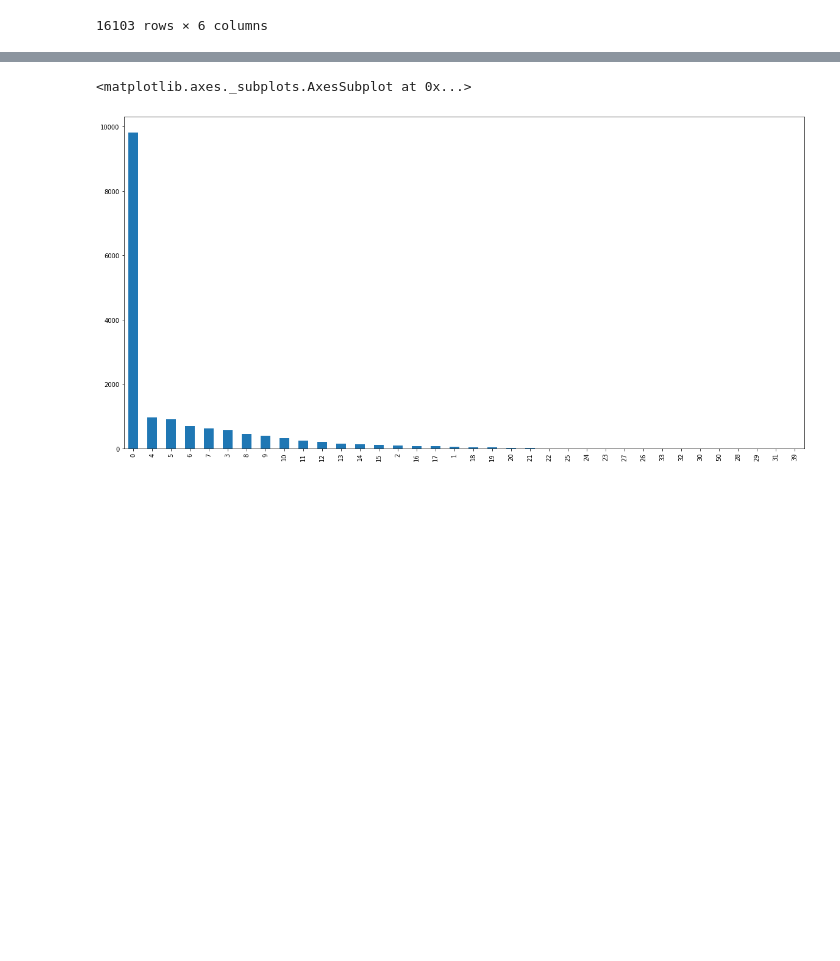
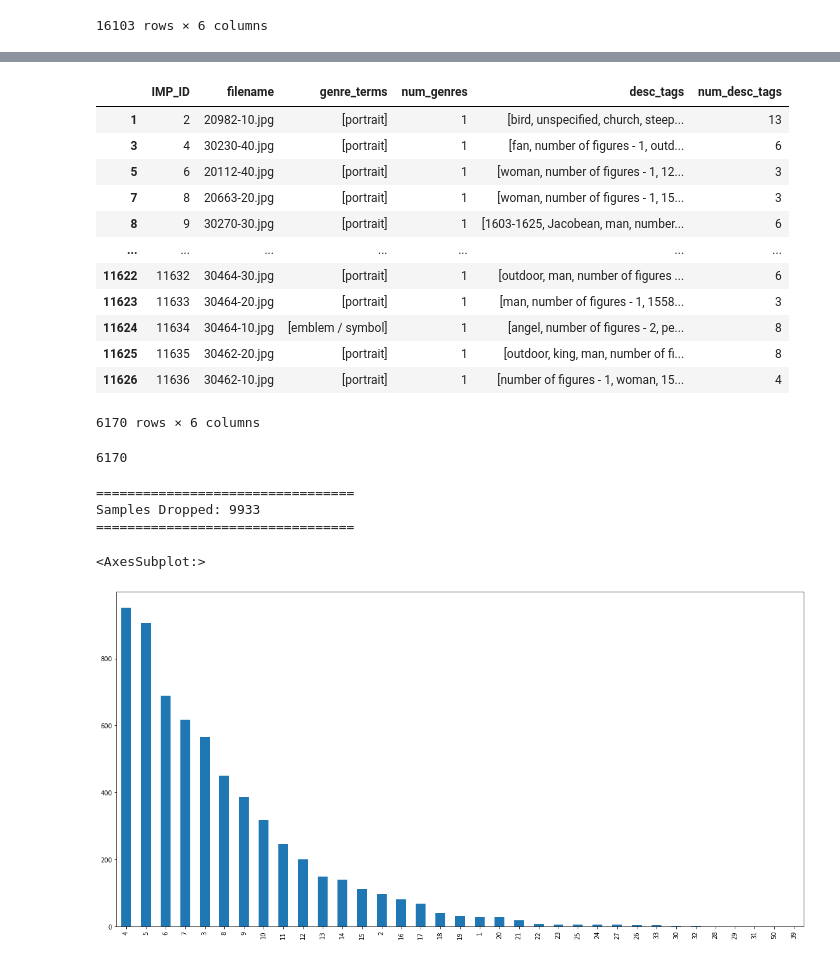
Before and after one commit to KyleCodes/blockprints, a Jupyter notebook: data_exploration.ipynb, the cells around one changed output, grey strips where cells are left out. Drawn from its saved outputs; the diff is of its cells as text; code cells hidden in the pictures; blank space fills up the shorter version.

```diff
--- a/data_exploration.ipynb
+++ b/data_exploration.ipynb
@@ -62,6 +60,35 @@ df['num_desc_tags'].value_counts()
+# %%
+df_enr = df[df['num_genres'] != 0]
+df_enr = df_enr[df_enr['num_desc_tags'] != 0]
+
+df_enr
+# %% [output]
+|  | IMP_ID | filename | genre_terms | num_genres | desc_tags | num_desc_tags |
+| 1 | 2 | 20982-10.jpg | [portrait] | 1 | [bird, unspecified, church, steep... | 13 |
+| 3 | 4 | 30230-40.jpg | [portrait] | 1 | [fan, number of figures - 1, outd... | 6 |
+| 5 | 6 | 20112-40.jpg | [portrait] | 1 | [woman, number of figures - 1, 12... | 3 |
+| 7 | 8 | 20663-20.jpg | [portrait] | 1 | [woman, number of figures - 1, 15... | 3 |
+| 8 | 9 | 30270-30.jpg | [portrait] | 1 | [1603-1625, Jacobean, man, number... | 6 |
+| ... | ... | ... | ... | ... | ... | ... |
+| 11622 | 11632 | 30464-30.jpg | [portrait] | 1 | [outdoor, man, number of figures ... | 6 |
+| 11623 | 11633 | 30464-20.jpg | [portrait] | 1 | [man, number of figures - 1, 1558... | 3 |
+| 11624 | 11634 | 30464-10.jpg | [emblem / symbol] | 1 | [angel, number of figures - 2, pe... | 8 |
+| 11625 | 11635 | 30462-20.jpg | [portrait] | 1 | [outdoor, king, man, number of fi... | 8 |
+| 11626 | 11636 | 30462-10.jpg | [portrait] | 1 | [number of figures - 1, woman, 15... | 4 |
+6170 rows × 6 columns
+# %%
+len(df_enr)
+# %% [output]
+6170
+# %%
+print('=================================\nSamples Dropped: ' + str(len(df) - len(df_enr)) + '\n=================================')
+# %% [output]
+=================================
+Samples Dropped: 9933
+=================================
 # %%
-df['num_desc_tags'].value_counts().sort_values(ascending = False).plot.bar(figsize = (20,10))
+df_enr['num_desc_tags'].value_counts().sort_values(ascending = False).plot.bar(figsize = (20,10))
 # %% [output]
-<matplotlib.axes._subplots.AxesSubplot at 0x...>
+<AxesSubplot:>
-[figure, old version]
+[figure, new version]
 # %%
```
Also changed, not shown: parts of 16 cells of this notebook, 1 other file.
